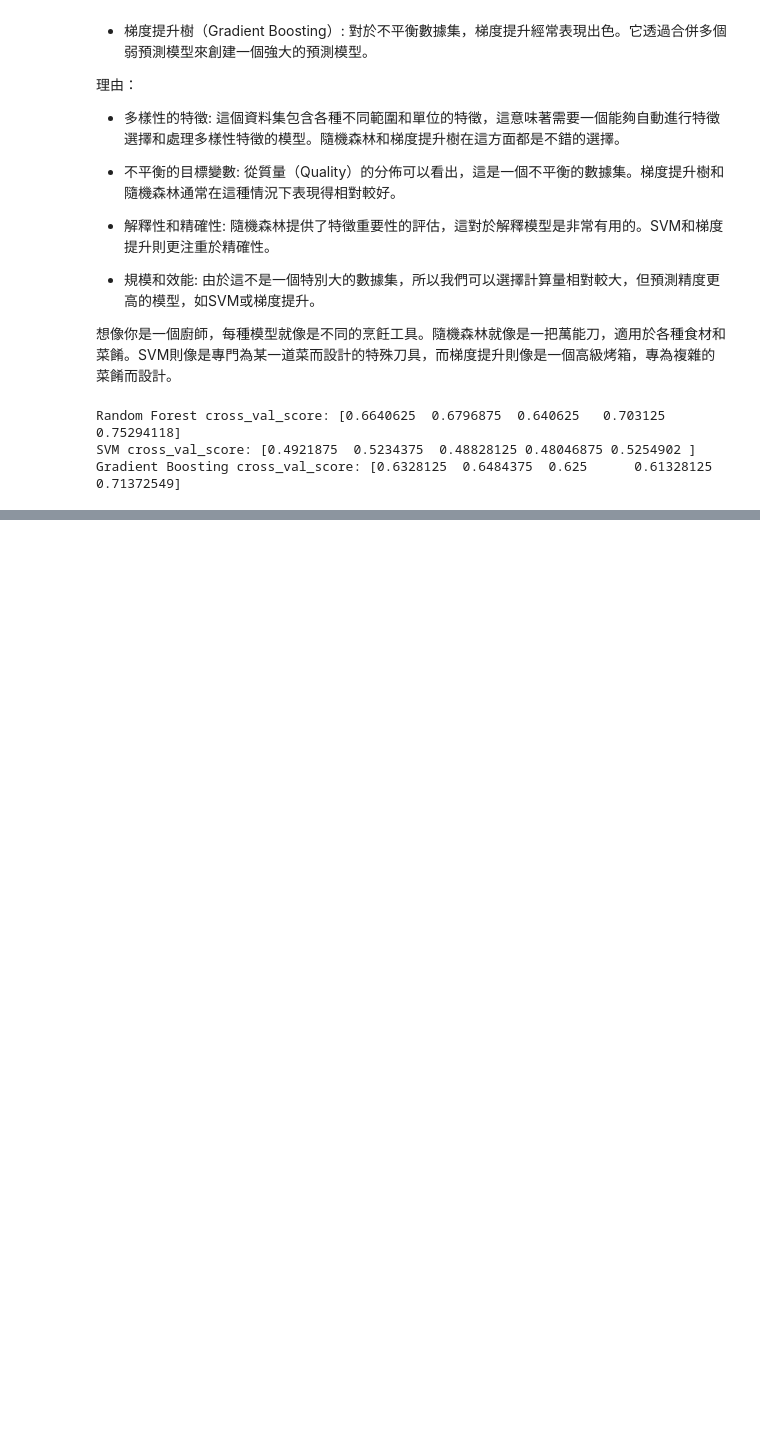
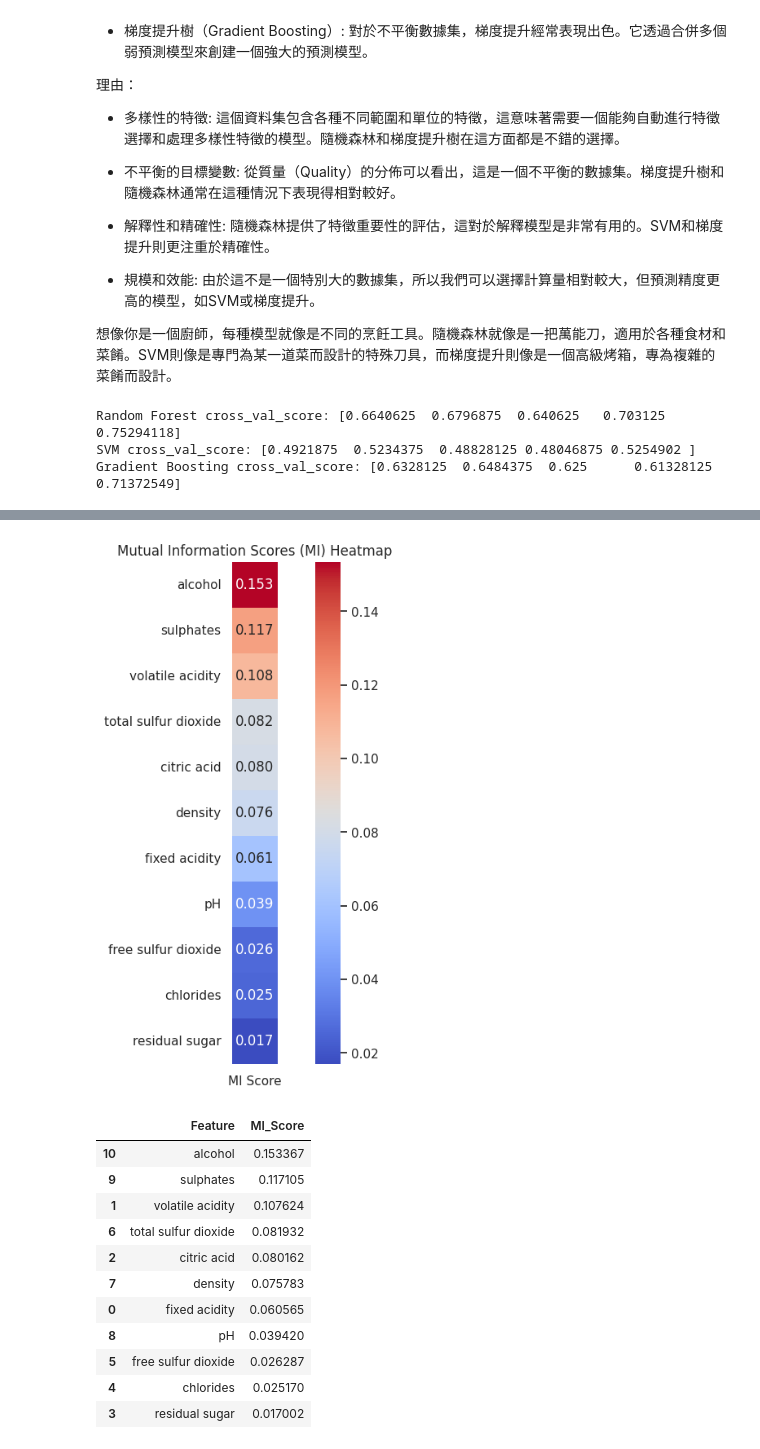
Before and after one commit to bomb1000/Prediction-of-quality-of-Wine, a Jupyter notebook: 專題實作_紅酒品質預測.ipynb, the cells around one changed output, grey strips where cells are left out. Drawn from its saved outputs; the diff is of its cells as text; code cells hidden in the pictures; blank space fills up the shorter version.

```diff
--- a/專題實作_紅酒品質預測.ipynb
+++ b/專題實作_紅酒品質預測.ipynb
@@ -237,0 +303,32 @@ Gradient Boosting cross_val_score: [0.6328125  0.6484375  0.625      0.61328125
+# %%
+from sklearn.feature_selection import mutual_info_classif
+
+# Calculate MI scores
+mi_scores = mutual_info_classif(X_train, y_train, random_state=1)
+mi_scores_df = pd.DataFrame({
+    'Feature': X.columns,
+    'MI_Score': mi_scores
+}).sort_values('MI_Score', ascending=False)
+
+# Create a heatmap
+plt.figure(figsize=(12, 8))
+sns.heatmap(pd.DataFrame(mi_scores, index=X.columns, columns=['MI Score']).sort_values('MI Score', ascending=False),
+            annot=True, fmt='.3f', cmap='coolwarm', cbar=True, square=True)
+plt.title('Mutual Information Scores (MI) Heatmap')
+plt.show()
+
+mi_scores_df
+# %% [output]
+[figure, added]
+|  | Feature | MI_Score |
+| 10 | alcohol | 0.153367 |
+| 9 | sulphates | 0.117105 |
+| 1 | volatile acidity | 0.107624 |
+| 6 | total sulfur dioxide | 0.081932 |
+| 2 | citric acid | 0.080162 |
+| 7 | density | 0.075783 |
+| 0 | fixed acidity | 0.060565 |
+| 8 | pH | 0.039420 |
+| 5 | free sulfur dioxide | 0.026287 |
+| 4 | chlorides | 0.025170 |
+| 3 | residual sugar | 0.017002 |
```
Also changed, not shown: parts of 27 cells of this notebook.
